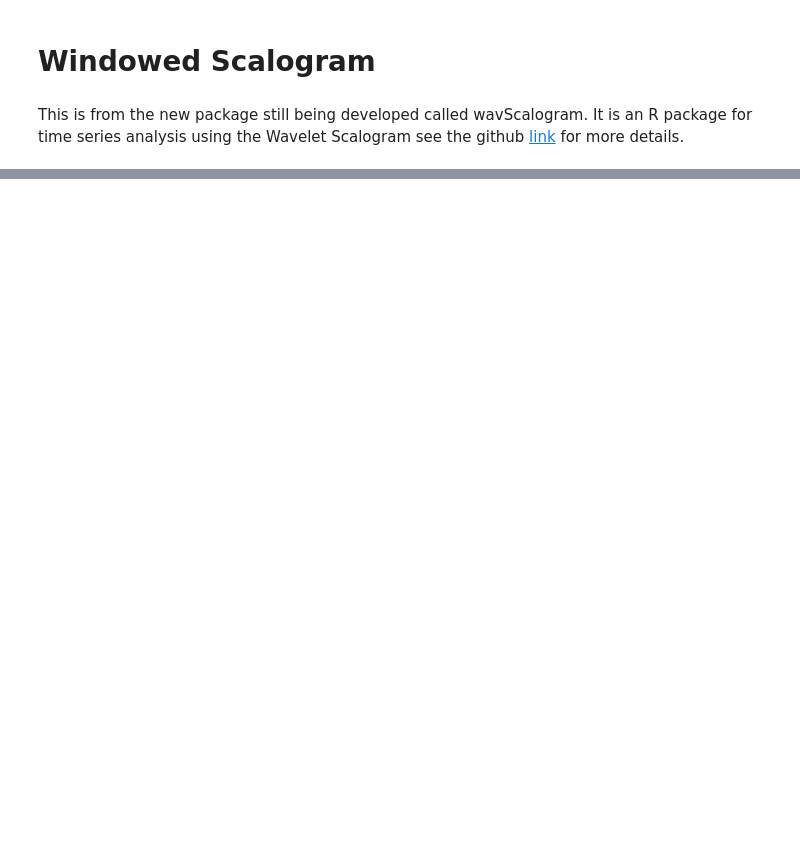
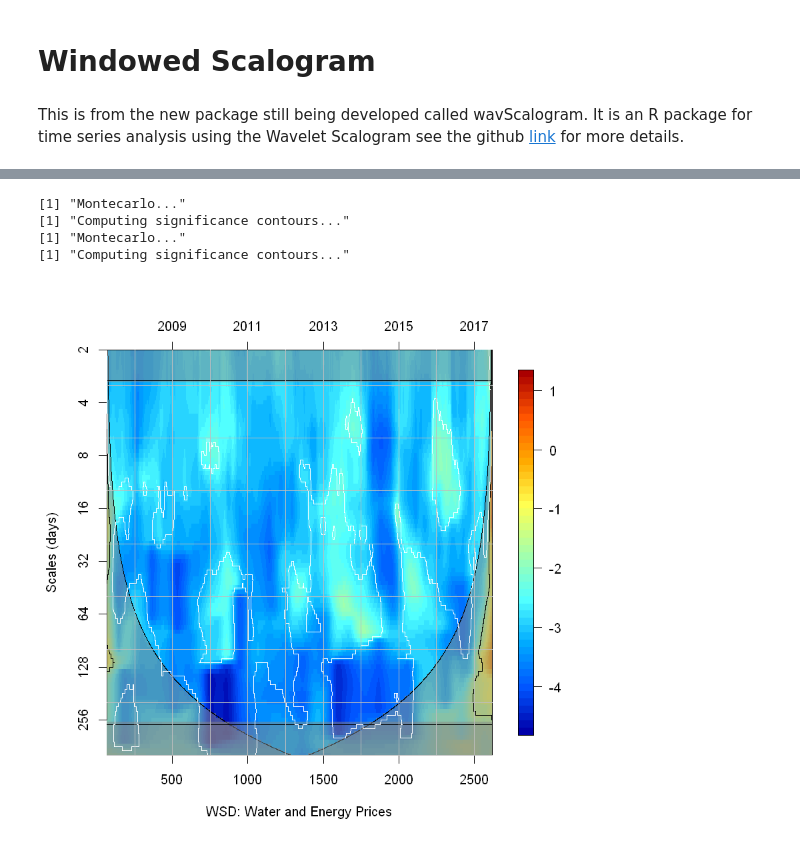
Before and after one commit to kcraath/2018INFINITI_Workshop, a Jupyter notebook: Unit 3 - Windowed Scalogram Difference of Water and Energy.ipynb, the cells around one changed output, grey strips where cells are left out. Saved outputs shown, nothing was run; the diff lists cells and outputs as text; code cells hidden in the pictures; blank space fills up the shorter version.

```diff
--- a/Unit 3 - Windowed Scalogram Difference of Water and Energy.ipynb
+++ b/Unit 3 - Windowed Scalogram Difference of Water and Energy.ipynb
@@ -43,6 +25,7 @@ Loading required package: wavScalogram
 # %%
 # Identify the tickers of interest
-tickers <- c("CGW","XLE", "SPY")
+tickers <- c("CGW","XLE")
+
 # Download these tickers from Yahoo for the dates in the presentation
 getSymbols(tickers,src="yahoo", from = "2007-06-01",to = "2018-01-26")
 # Merge all the Price series into one dataframe
@@ -52,19 +35,17 @@ AllPrices <- do.call(merge, lapply(tickers, function(x) get(x)))
 # do not have missiong vaulesin the series so we interpolate for these values
 AllPrices$CGW.Close <- interpNA(AllPrices$CGW.Close)
 AllPrices$XLE.Close <- interpNA(AllPrices$XLE.Close)
-AllPrices$SPY.Close <- interpNA(AllPrices$SPY.Close)
 
-                                   #Set up the correct data frame
+#Set up the correct data frame
 rCGW <- as.data.frame((AllPrices$CGW.Close))
 rXLE <- as.data.frame((AllPrices$XLE.Close))
-rSPY <- as.data.frame((AllPrices$SPY.Close))
 
 #Retrieve specific dates
 date1 <- index(AllPrices)
+
 #save Prices in Matrix
 rW <- cbind(1:(length(AllPrices$CGW.Close)), rCGW$CGW.Close[1: length(AllPrices$CGW.Close)])
 rE <- cbind(1:(length(AllPrices$XLE.Close)), rXLE$XLE.Close[1: length(AllPrices$XLE.Close)])
-rS <- cbind(1:(length(AllPrices$SPY.Close)), rSPY$SPY.Close[1: length(AllPrices$SPY.Close)])
 # %% [output]
 'getSymbols' currently uses auto.assign=TRUE by default, but will
 use auto.assign=FALSE in 0.5-0. You will still be able to use
@@ -128,0 +66,68 @@ Loading required package: parallel
+# %%
+# This function computes the Windowed Scalogram Difference of two signals.
+# The definition and details can be found in (Bolós et al. 2017).
+
+# For help on the exact arguments of this function see:
+?wsd
+
+# wname: A string, equal to "MORLET", "DOG", "PAUL", "HAAR" or "HAAR2".
+# The difference between "HAAR" and "HAAR2" is that "HAAR2" is more accurate but slower.
+wname <- "MORLET"
+
+#delta_t: Numeric. Increment of time for the construction of windows central times.
+delta_t <- 1
+
+nt <- length(rW)/2 # number of time points
+t <- 1:nt # time vector
+
+# mc_nrand: Integer. Number of Montecarlo simulations to be performed
+# in order to determine the 95% and 5% significance contours.
+mc_nrand <- 10  # MonteCarlo repetitions (for significance contours)
+
+#windowrad: Numeric. Time radius for the windows
+windowrad <- 64 #floor(nt/60); # % time radius for windowed scalogram (width)
+
+#rdist: Numeric. Log-scale radius for the windows measured in suboctaves.
+rdist <- floor(nt/300); # % Scale radius for distance (height)
+
+# Defining the scales (Torrence and Compo's way)
+# scaleparam: A vector of three elements with the minimum scale,
+# the maximum scale and the number of suboctaves per octave for constructing power 2 scales
+# (following Torrence and Compo 1998), measured in units of time.
+
+dt <- 1; s0 <- 2*dt; Dj <- 12
+waverad <- 3 # Morlet wavelet radius
+smax <- (nt-1-2*windowrad)/(2*waverad)
+scales <- c(s0, smax, Dj)
+
+#signal1: A vector containing the first signal.
+#signal2: A vector containing the second signal (its length should be equal to that of signal1)
+
+#parallel: Logical. If TRUE (default) uses function parApply from package parallel for the Montecarlo simulations.
+# When FALSE is uses the normal apply function
+
+#border_effects: String, equal to "BE", "INNER", "PER" or "SYM", which indicates how to manage the border effects
+# which arise usually when a convolution is performed on finite-lenght signals.
+# "PER": With border effects, using boundary wavelets (periodization of the original time series).
+
+wsd <- wsd(signal1 = rW[,2], signal2 = rE[,2], scaleparam = scales, delta_t = delta_t,
+           windowrad = windowrad, rdist = rdist, mc_nrand = mc_nrand, wname = wname,
+           parallel = TRUE, makefigure = FALSE, border_effects = "PER")
+
+#Plotting the Windowed Scalogram Difference
+#?wavPlot
+wavPlot(Z = -log2(wsd$wsd), X = wsd$t, Y = wsd$scales, Ylog = TRUE, coi = wsd$coi,
+        rdist = wsd$rdist, sig95 = wsd$signif95, sig05 = wsd$signif05, Xname = "WSD: Water and Energy Prices",
+        Yname ="Scales (days)", Zname = " ")
+#Adding in the dates for each of these 2 year spans (250 x 2)
+axis(3, at =  c(0,500, 1000, 1500, 2000, 2500),labels=c("2007", "2009", "2011", "2013","2015", "2017"))
+
+#Add annual lines and lines to distinguish between investment horizons
+n = length(rW[, 1])
+abline(v = seq(250, n, 250), h = 1:16, col = "grey", lty = 1, lwd = 1)
+# %% [output]
+[1] "Montecarlo..."
+[1] "Computing significance contours..."
+[1] "Montecarlo..."
+[1] "Computing significance contours..."
+[figure, added]
```
Also changed, not shown: parts of 5 cells of this notebook, 4 other files.
